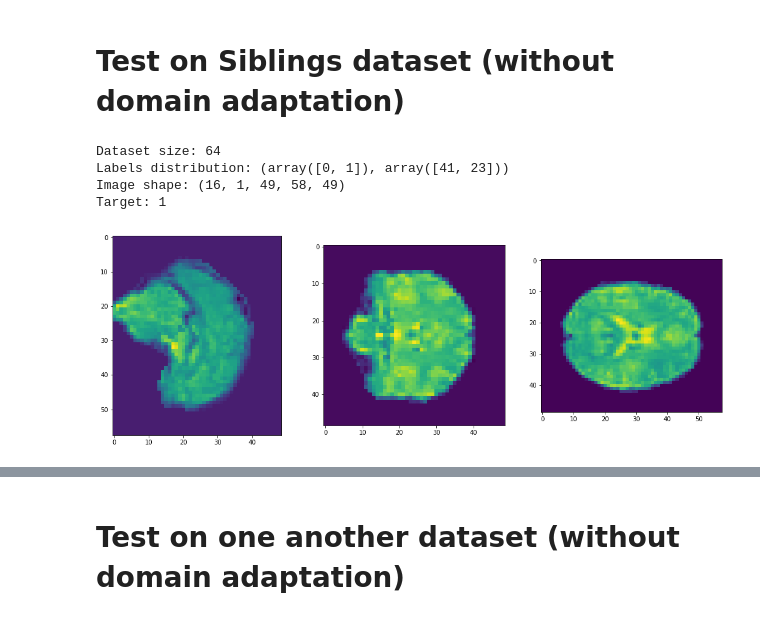
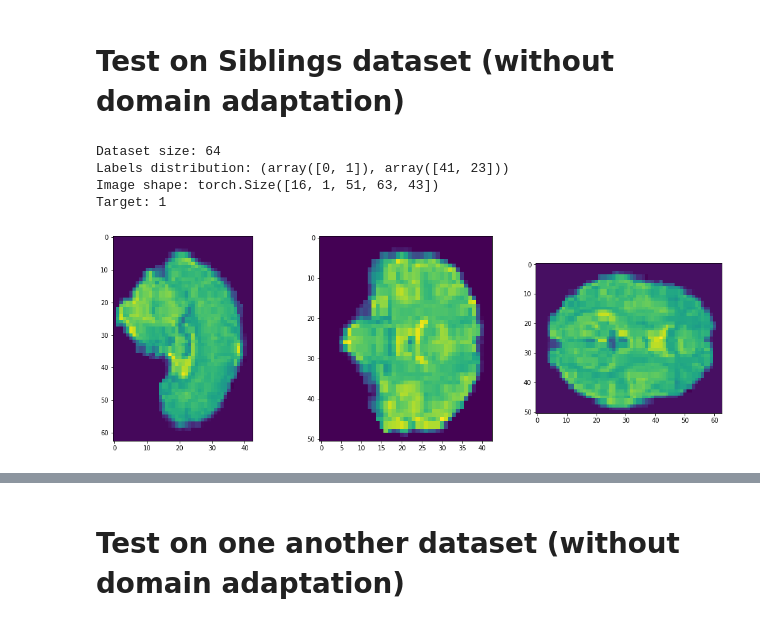
Before and after one commit to rakhimovv/mri-domain-adaptation, a Jupyter notebook: base_fmri.ipynb, the cells around one changed output, grey strips where cells are left out. Drawn from its saved outputs; the diff is of its cells as text; code cells hidden in the pictures.

```diff
--- a/base_fmri.ipynb
+++ b/base_fmri.ipynb
@@ -140,29 +162,34 @@ del model, optimizer, train_loader
 # %%
 sibl_dataset = data.LA5_Siblings_MRI(
     paths=paths.sibl_data,
     target_path=paths.sibl_target_path,
     load_online=True,
     mri_type="fMRI",
     mri_file_suffix=paths.sibl_fmri_file_suffix,
     brain_mask_suffix=paths.sibl_fmri_brain_mask_suffix,
-    coord_min=(0,0,0),
-    img_shape=(49, 58, 49),
+    coord_min=(4,3,0),
+    img_shape=(40,52,43),
+#     img_shape=(100,100,100),
     seq_len=16,
     problems=['Schz/Control'],
-    temp_storage_path=paths.sibl_temp_npy_folder_path
+    temp_storage_path=paths.sibl_temp_npy_folder_path,
+    transform=transforms.Compose([
+        functools.partial(torch.FloatTensor),
+        functools.partial(torch.nn.functional.interpolate, size=la5_rest_dataset.img_shape, mode='nearest'),
+    ])
 )
 print("Dataset size: {}".format(len(sibl_dataset)))
 print("Labels distribution: {}".format(np.unique(sibl_dataset.labels, return_counts=True)))
-img, target = sibl_dataset[0]
+img, target = sibl_dataset[1]
 print("Image shape: {}".format(img.shape))
 print("Target: {}".format(target))
 viz_tools.plot_central_cuts(img, t=-1)
 # %% [output]
 Dataset size: 64
 Labels distribution: (array([0, 1]), array([41, 23]))
-Image shape: (16, 1, 49, 58, 49)
+Image shape: torch.Size([16, 1, 51, 63, 43])
 Target: 1
-[figure, old version]
+[figure, new version]
 # %%
 cv = StratifiedShuffleSplit(n_splits=1, test_size=0.2, random_state=42)
 metric = roc_auc_score
```
Also changed, not shown: parts of 10 cells of this notebook, 2 other files.
